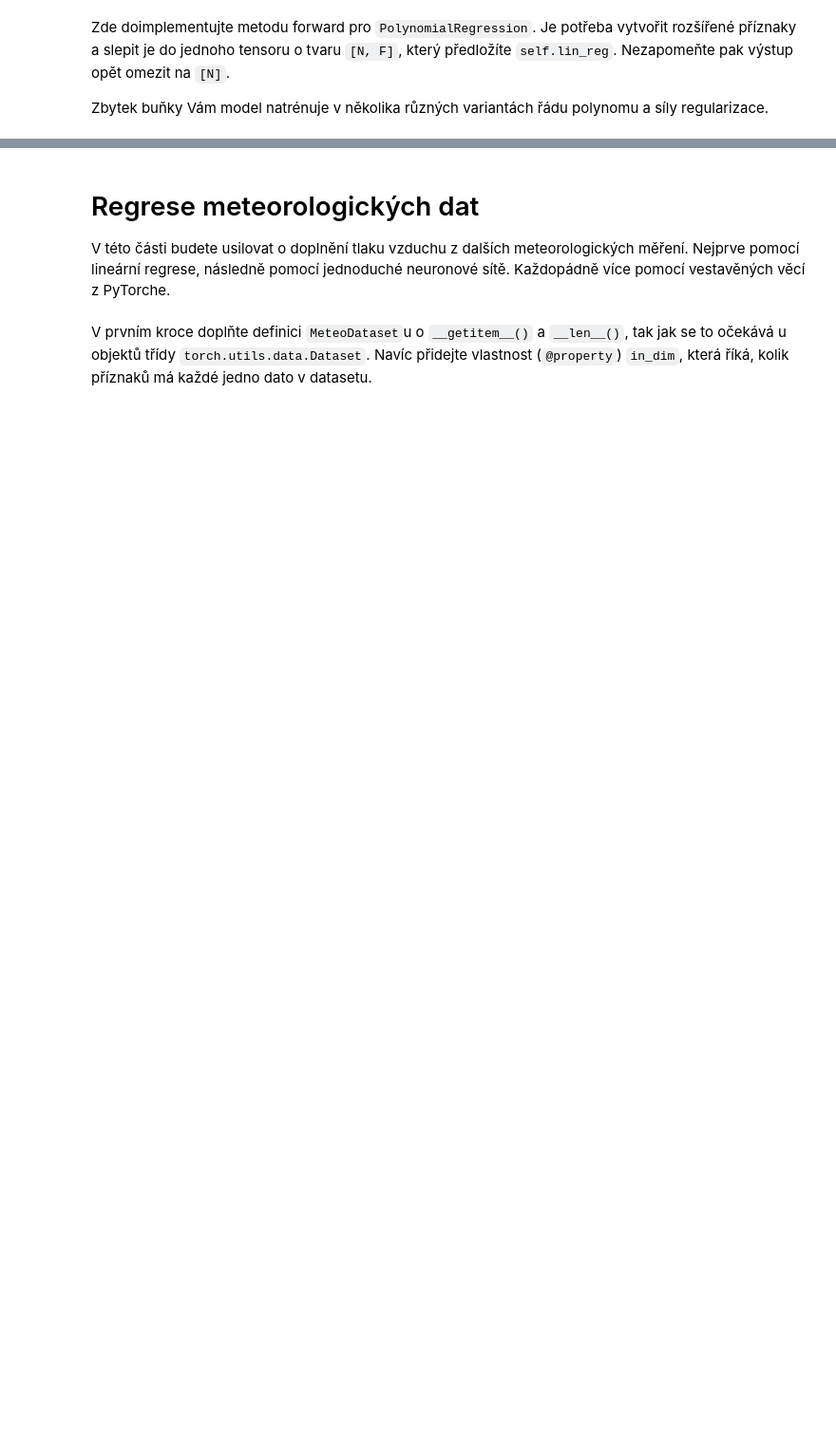
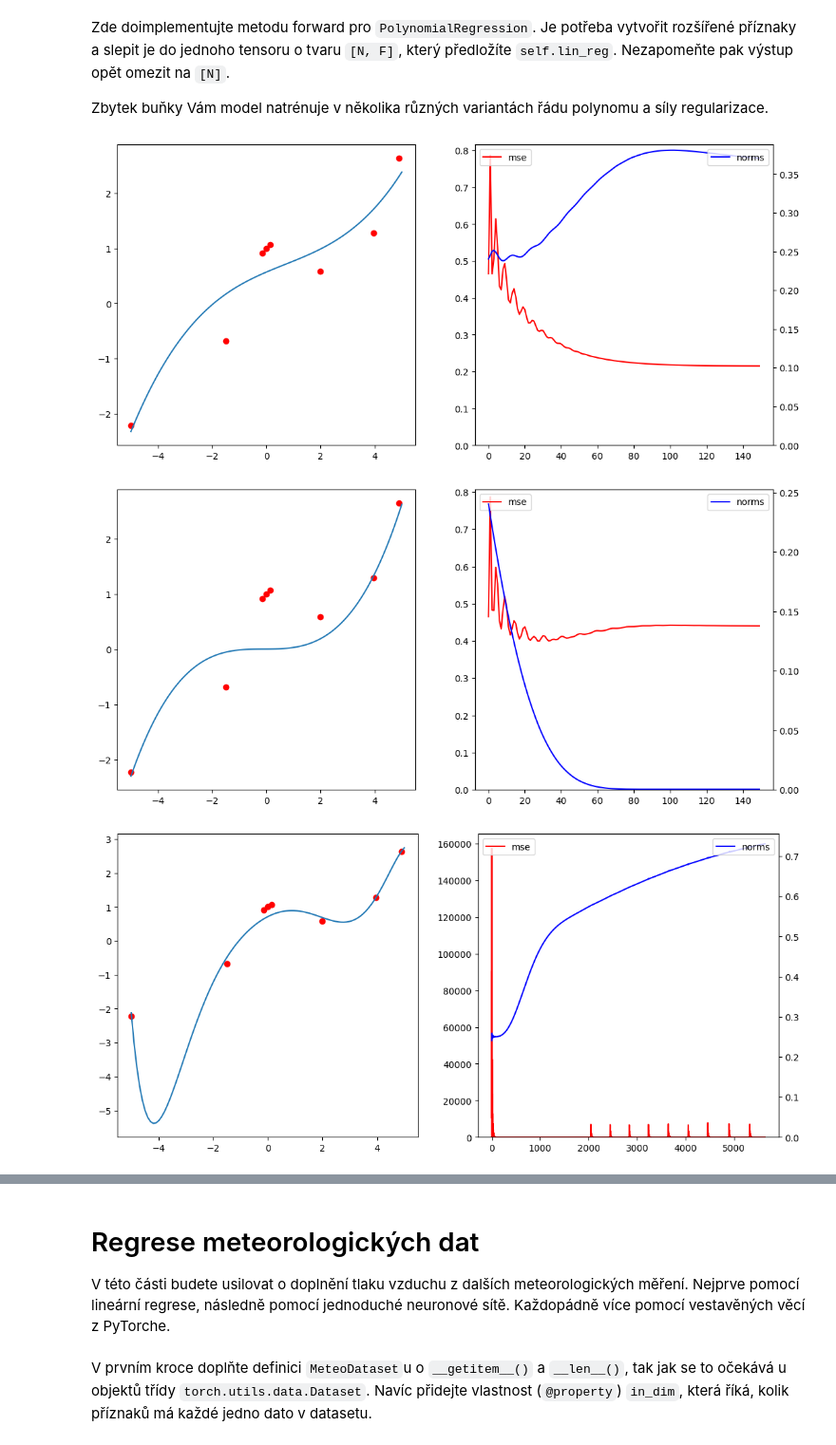
Before and after one commit to You-never-know/SUI-3, a Jupyter notebook: zadani.ipynb, the cells around one changed output, grey strips where cells are left out. Shown: that part at 95% size. Drawn from its saved outputs; the diff is of its cells as text; code cells hidden in the pictures; blank space fills up the shorter version.

```diff
--- a/zadani.ipynb
+++ b/zadani.ipynb
@@ -190,32 +192,36 @@ Zbytek buňky Vám model natrénuje v několika různých variantách řádu pol
 # %%
 class PolynomialRegression1D(torch.nn.Module):
     def __init__(self, order):
         super().__init__()
         self.order = order
         self.lin_reg = LinearRegression(order)
 
     def forward(self, x):
         features = torch.zeros(x.shape[0], self.order, dtype=torch.float32)
-        for power in range(1, self.order + 1):
-            features[:, power-1] = torch.pow(x.reshape(1, -1) , power)
+        for power in range(self.order):
+            features[:, power] = torch.pow(x.reshape(1, -1) , power + 1)
         return self.lin_reg(features)
 
     def l2_norm(self):
         return self.lin_reg.l2_norm()
 
 def run_polynomial_regr(order, l2_beta):
     model = PolynomialRegression1D(order)
     losses, norms = train_regression_model(
         model,
         MSE_with_regression(l2_beta),
         torch.optim.Adam(model.parameters(), 1e-2),
         data,
         ts,
         nb_steps= 50 + int(100*(order-2)**2.5)
     )
     plot_training_result(model, losses, norms)
 
-#run_polynomial_regr(3, 1e-3)
-#run_polynomial_regr(3, 1e+2)
-#run_polynomial_regr(7, 1e-1)
-#run_polynomial_regr(7, 1e+3)
+run_polynomial_regr(3, 1e-3)
+run_polynomial_regr(3, 1e+2)
+run_polynomial_regr(7, 1e-1)
+run_polynomial_regr(7, 1e+3)
+# %% [output]
+[figure, added]
+[figure, added]
+[figure, added]
```
Also changed, not shown: parts of 8 cells of this notebook.
